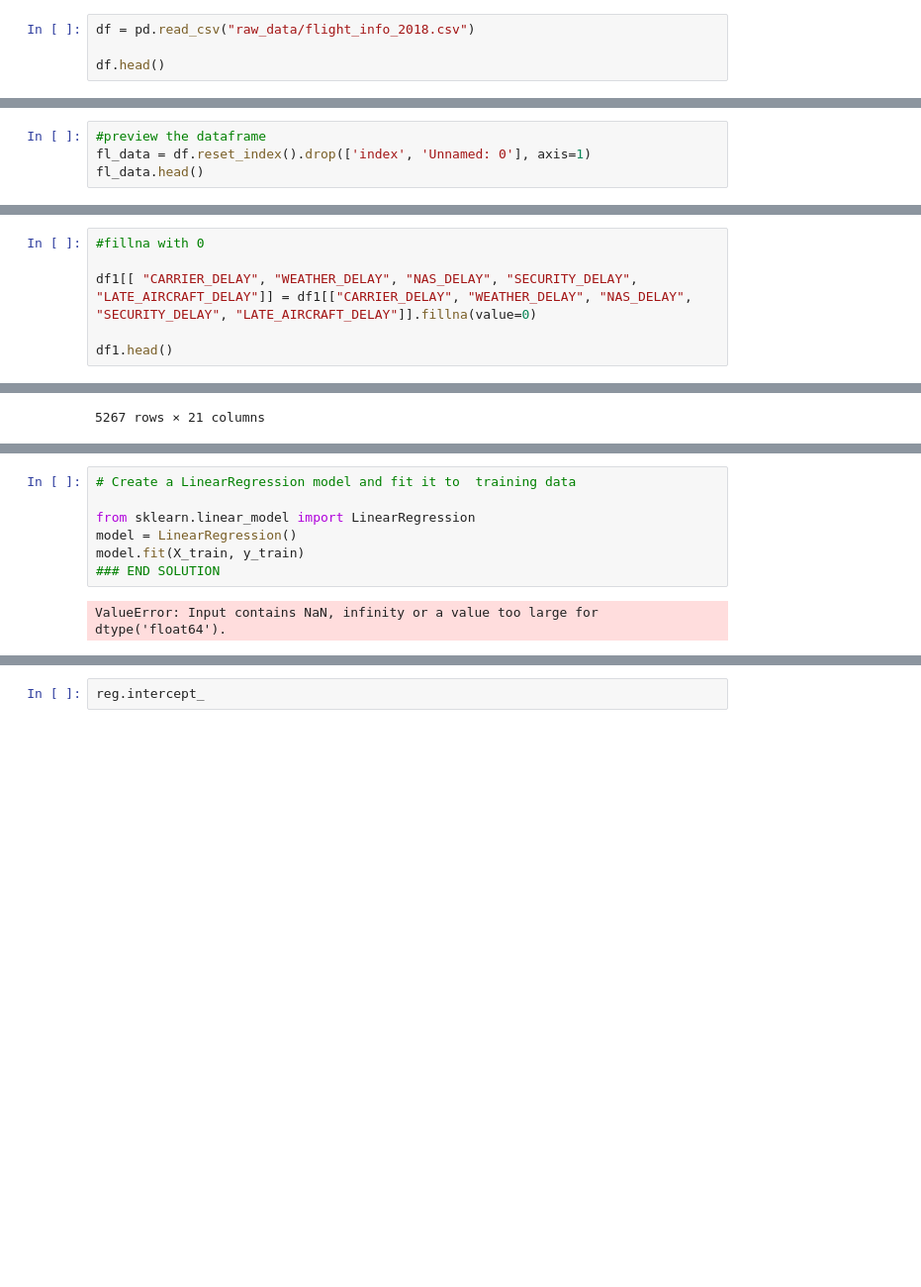
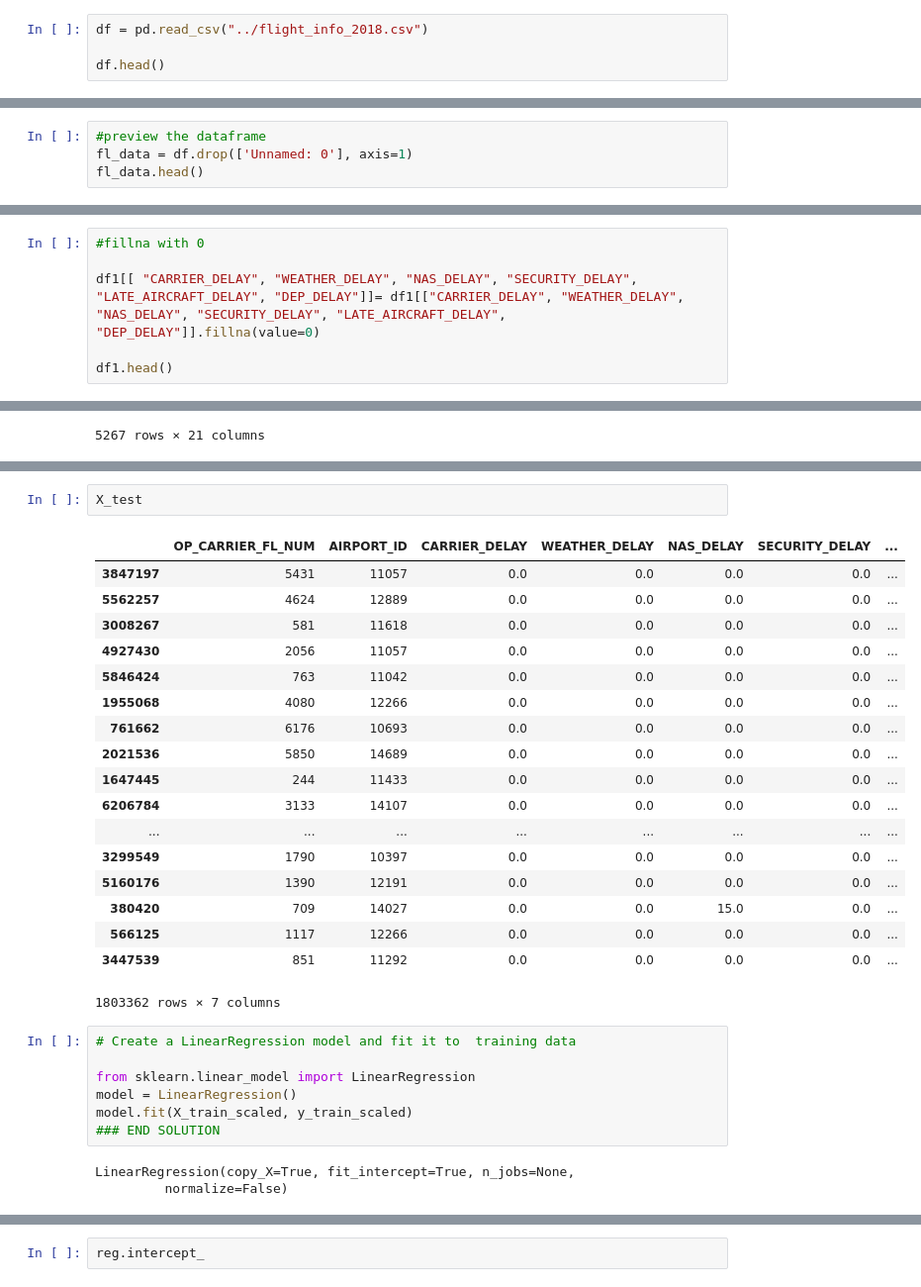
Before and after one commit to nithabalakrishnan/flight-delay-prediction, a Jupyter notebook: mini model.ipynb, the cells around one changed output, grey strips where cells are left out. Shown: that part at 99% size. Saved outputs shown, nothing was run; the diff lists cells and outputs as text; blank space fills up the shorter version.

Commit message:
Mini model

```diff
--- a/mini model.ipynb
+++ b/mini model.ipynb
@@ -4,7 +4,7 @@ import matplotlib.pyplot as plt
 import numpy as np
 import pandas as pd
 # %%
-df = pd.read_csv("raw_data/flight_info_2018.csv")
+df = pd.read_csv("../flight_info_2018.csv")
 
 df.head()
 # %% [output]
@@ -18,6 +42,6 @@ df.head()
 # %%
 #preview the dataframe
-fl_data = df.reset_index().drop(['index', 'Unnamed: 0'], axis=1)
+fl_data = df.drop(['Unnamed: 0'], axis=1)
 fl_data.head()
 # %% [output]
 |  | FL_DATE | TAIL_NUM | OP_CARRIER_FL_NUM | ORIGIN_AIRPORT_ID | ORIGIN_CITY_NAME | ORIGIN_STATE_NM | ... |
@@ -65,7 +89,7 @@ df1.head()
 # %%
 #fillna with 0
 
-df1[[ "CARRIER_DELAY", "WEATHER_DELAY", "NAS_DELAY", "SECURITY_DELAY", "LATE_AIRCRAFT_DELAY"]] = df1[["CARRIER_DELAY", "WEATHER_DELAY", "NAS_DELAY", "SECURITY_DELAY", "LATE_AIRCRAFT_DELAY"]].fillna(value=0)
+df1[[ "CARRIER_DELAY", "WEATHER_DELAY", "NAS_DELAY", "SECURITY_DELAY", "LATE_AIRCRAFT_DELAY", "DEP_DELAY"]]= df1[["CARRIER_DELAY", "WEATHER_DELAY", "NAS_DELAY", "SECURITY_DELAY", "LATE_AIRCRAFT_DELAY", "DEP_DELAY"]].fillna(value=0)
 
 df1.head()
 # %% [output]
@@ -201,9 +219,31 @@ array([[-0.99153744,  1.58546031,  0.        , ...,  0.        ,
+# %%
+X_test
+# %% [output]
+|  | OP_CARRIER_FL_NUM | AIRPORT_ID | CARRIER_DELAY | WEATHER_DELAY | NAS_DELAY | SECURITY_DELAY | ... |
+| 3847197 | 5431 | 11057 | 0.0 | 0.0 | 0.0 | 0.0 | ... |
+| 5562257 | 4624 | 12889 | 0.0 | 0.0 | 0.0 | 0.0 | ... |
+| 3008267 | 581 | 11618 | 0.0 | 0.0 | 0.0 | 0.0 | ... |
+| 4927430 | 2056 | 11057 | 0.0 | 0.0 | 0.0 | 0.0 | ... |
+| 5846424 | 763 | 11042 | 0.0 | 0.0 | 0.0 | 0.0 | ... |
+| 1955068 | 4080 | 12266 | 0.0 | 0.0 | 0.0 | 0.0 | ... |
+| 761662 | 6176 | 10693 | 0.0 | 0.0 | 0.0 | 0.0 | ... |
+| 2021536 | 5850 | 14689 | 0.0 | 0.0 | 0.0 | 0.0 | ... |
+| 1647445 | 244 | 11433 | 0.0 | 0.0 | 0.0 | 0.0 | ... |
+| 6206784 | 3133 | 14107 | 0.0 | 0.0 | 0.0 | 0.0 | ... |
+| ... | ... | ... | ... | ... | ... | ... | ... |
+| 3299549 | 1790 | 10397 | 0.0 | 0.0 | 0.0 | 0.0 | ... |
+| 5160176 | 1390 | 12191 | 0.0 | 0.0 | 0.0 | 0.0 | ... |
+| 380420 | 709 | 14027 | 0.0 | 0.0 | 15.0 | 0.0 | ... |
+| 566125 | 1117 | 12266 | 0.0 | 0.0 | 0.0 | 0.0 | ... |
+| 3447539 | 851 | 11292 | 0.0 | 0.0 | 0.0 | 0.0 | ... |
+1803362 rows × 7 columns
 # %%
 # Create a LinearRegression model and fit it to  training data
 
 from sklearn.linear_model import LinearRegression
 model = LinearRegression()
-model.fit(X_train, y_train)
+model.fit(X_train_scaled, y_train_scaled)
 ### END SOLUTION
 # %% [output]
-ValueError: Input contains NaN, infinity or a value too large for dtype('float64').
+LinearRegression(copy_X=True, fit_intercept=True, n_jobs=None,
+         normalize=False)
```
Also changed, not shown: parts of 12 cells of this notebook.
